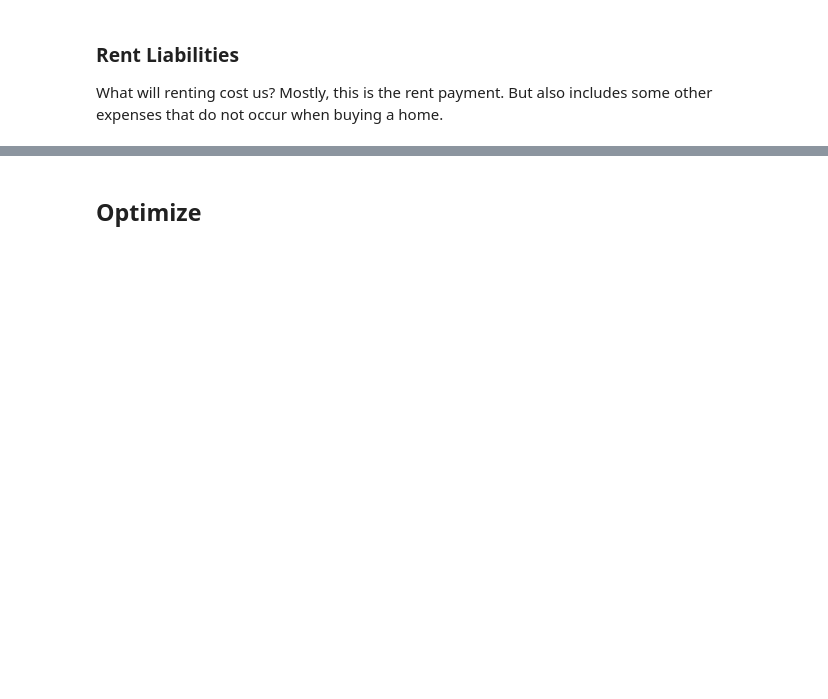
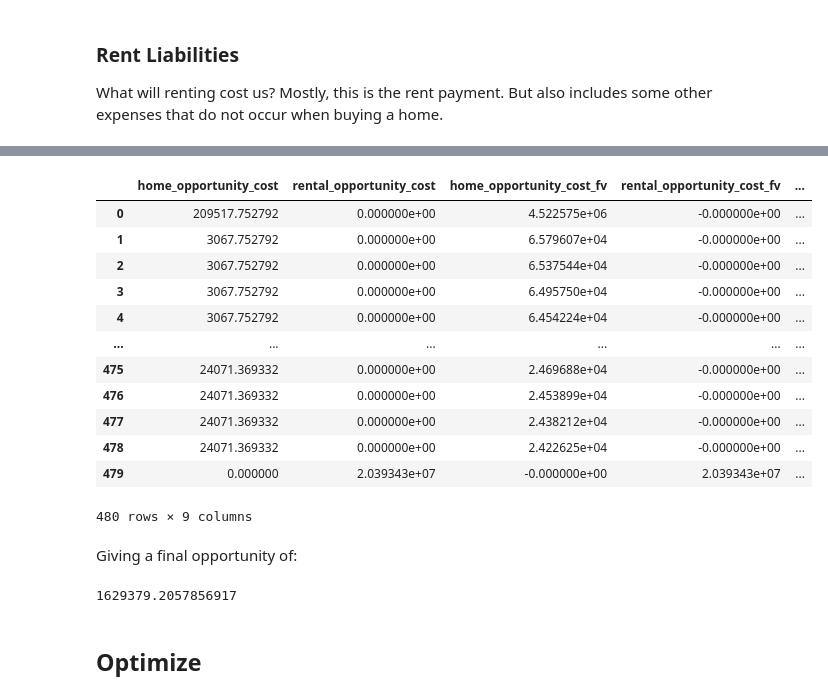
Before and after one commit to jakee417/mortgage_forecast, a Jupyter notebook: rent_vs_buy_blog_post.ipynb, the cells around one changed output, grey strips where cells are left out. Saved outputs shown, nothing was run; the diff lists cells and outputs as text; code cells hidden in the pictures; blank space fills up the shorter version.

```diff
--- a/rent_vs_buy_blog_post.ipynb
+++ b/rent_vs_buy_blog_post.ipynb
@@ -218,3 +194,37 @@ We see in this example, that we breakeven after 360 months, which is after the 3
+# %%
+df[
+    [
+        "home_opportunity_cost",
+        "rental_opportunity_cost",
+        "home_opportunity_cost_fv",
+        "rental_opportunity_cost_fv",
+        "home_opportunity_cost_fv_post_tax",
+        "rental_opportunity_cost_fv_post_tax",
+        "home_cumulative_opportunity",
+        "rental_cumulative_opportunity",
+        "buy_vs_rent",
+    ]
+]
+# %% [output]
+|  | home_opportunity_cost | rental_opportunity_cost | home_opportunity_cost_fv | rental_opportunity_cost_fv | ... |
+| 0 | 209517.752792 | 0.000000e+00 | 4.522575e+06 | -0.000000e+00 | ... |
+| 1 | 3067.752792 | 0.000000e+00 | 6.579607e+04 | -0.000000e+00 | ... |
+| 2 | 3067.752792 | 0.000000e+00 | 6.537544e+04 | -0.000000e+00 | ... |
+| 3 | 3067.752792 | 0.000000e+00 | 6.495750e+04 | -0.000000e+00 | ... |
+| 4 | 3067.752792 | 0.000000e+00 | 6.454224e+04 | -0.000000e+00 | ... |
+| ... | ... | ... | ... | ... | ... |
+| 475 | 24071.369332 | 0.000000e+00 | 2.469688e+04 | -0.000000e+00 | ... |
+| 476 | 24071.369332 | 0.000000e+00 | 2.453899e+04 | -0.000000e+00 | ... |
+| 477 | 24071.369332 | 0.000000e+00 | 2.438212e+04 | -0.000000e+00 | ... |
+| 478 | 24071.369332 | 0.000000e+00 | 2.422625e+04 | -0.000000e+00 | ... |
+| 479 | 0.000000 | 2.039343e+07 | -0.000000e+00 | 2.039343e+07 | ... |
+480 rows × 9 columns
+# %% [markdown]
+Giving a final opportunity of:
+# %%
+print(df.buy_vs_rent.iloc[-1])
+# %% [output]
+1629379.2057856917
 # %% [markdown]
 ## Optimize
 # %% [markdown]
```
Also changed, not shown: parts of 38 cells of this notebook, 4 other files.
